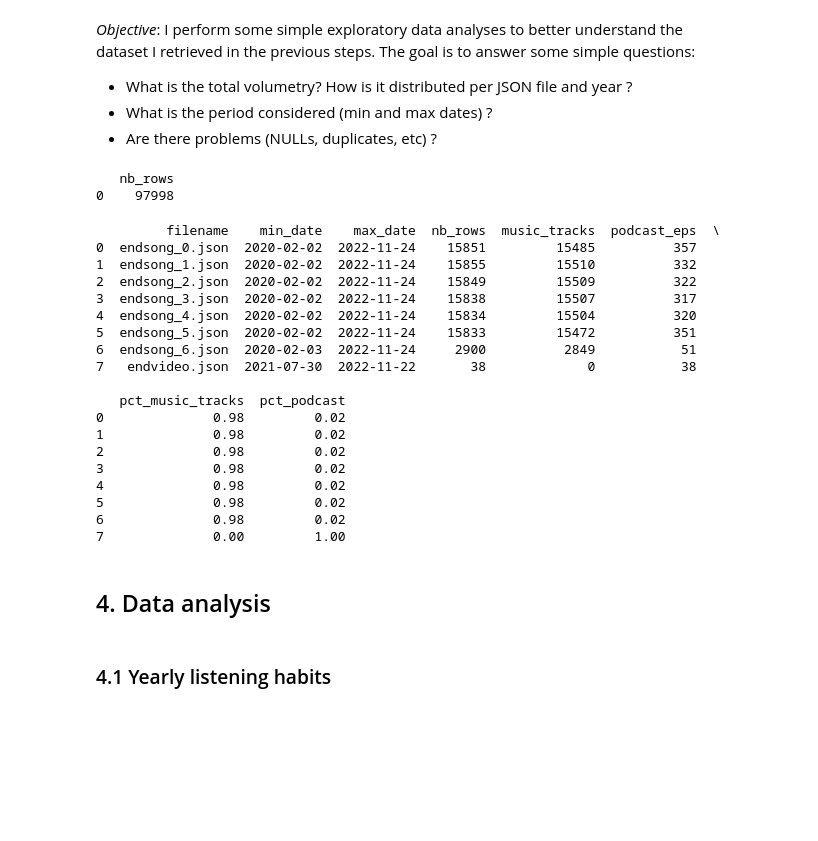
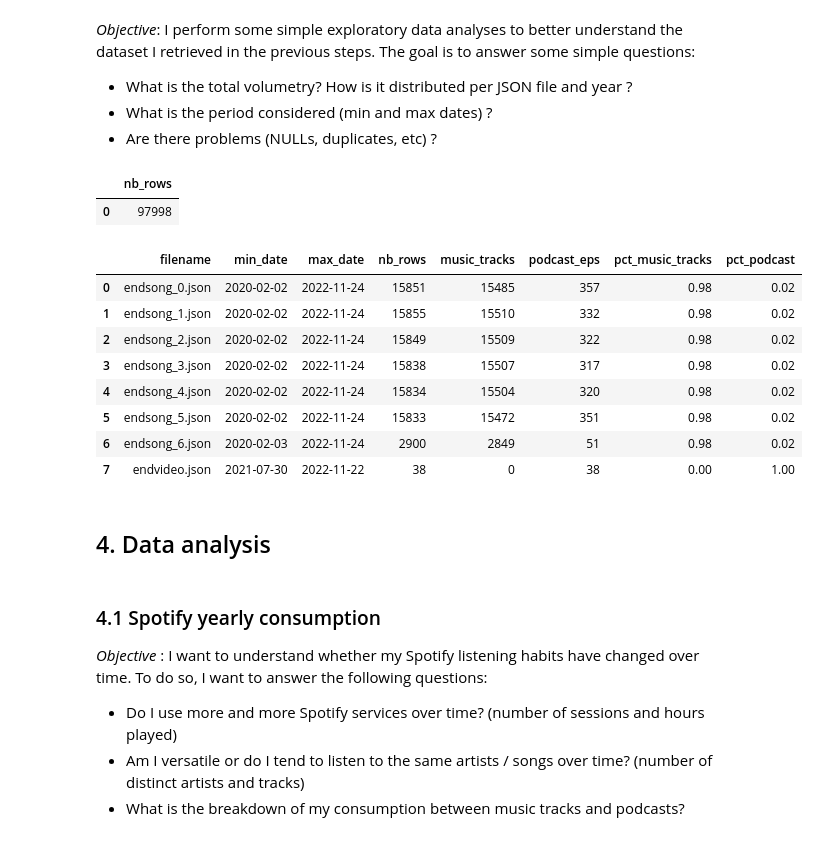
Before and after one commit to MargotMarchais/Spotify_wrapped, a Jupyter notebook: Spotify_analysis.ipynb, the cells around one changed output. Saved outputs shown, nothing was run; the diff lists cells and outputs as text; code cells hidden in the pictures; blank space fills up the shorter version.

```diff
--- a/Spotify_analysis.ipynb
+++ b/Spotify_analysis.ipynb
@@ -115,52 +118,47 @@ spotify_data.to_sql(name='spotify', con=cnx)
 # Total volumetry: About 100k rows in total
 volumetry = pd.read_sql('''SELECT COUNT(*) AS nb_rows
                         FROM spotify''', cnx)
-print(volumetry)
+volumetry
 # %% [output]
-   nb_rows
-0    97998
+|  | nb_rows |
+| 0 | 97998 |
 # %%
 # Volumetry per file:
     # Every JSON file contains about 15,800 rows (except the video and last endsong files)
     # The data span from February 2020 to end November 2022
     # Each file contains about the same proportion of music tracks (98%) / podcasts episodes (2%)
     # - except the endvideo file that contains only video podcasts
 volumetry_file = pd.read_sql('''SELECT filename,
                                  MIN(date) AS min_date,
                                  MAX(date) AS max_date,
                                  COUNT(*) AS nb_rows,
                                  SUM(CASE WHEN track_name IS NOT NULL THEN 1 ELSE 0 END) AS music_tracks,
                                  SUM(CASE WHEN episode_name IS NOT NULL THEN 1 ELSE 0 END) AS podcast_eps,
                                  ROUND(CAST(SUM(CASE WHEN track_name IS NOT NULL THEN 1 ELSE 0 END) AS FLOAT)
                                    / CAST(COUNT(*) AS FLOAT),2) AS pct_music_tracks,
                                  ROUND(CAST(SUM(CASE WHEN episode_name IS NOT NULL THEN 1 ELSE 0 END) AS FLOAT) /
                                  CAST(COUNT(*) AS FLOAT), 2) AS pct_podcast
                              FROM spotify
                              GROUP BY 1''', cnx)
 
-print(volumetry_file)
+volumetry_file
 # %% [output]
-         filename    min_date    max_date  nb_rows  music_tracks  podcast_eps  \
-0  endsong_0.json  2020-02-02  2022-11-24    15851         15485          357
-1  endsong_1.json  2020-02-02  2022-11-24    15855         15510          332
-2  endsong_2.json  2020-02-02  2022-11-24    15849         15509          322
-3  endsong_3.json  2020-02-02  2022-11-24    15838         15507          317
-4  endsong_4.json  2020-02-02  2022-11-24    15834         15504          320
-5  endsong_5.json  2020-02-02  2022-11-24    15833         15472          351
-6  endsong_6.json  2020-02-03  2022-11-24     2900          2849           51
-7   endvideo.json  2021-07-30  2022-11-22       38             0           38
-
-   pct_music_tracks  pct_podcast
-0              0.98         0.02
-1              0.98         0.02
-2              0.98         0.02
-3              0.98         0.02
-4              0.98         0.02
-5              0.98         0.02
-6              0.98         0.02
-7              0.00         1.00
+|  | filename | min_date | max_date | nb_rows | music_tracks | podcast_eps | pct_music_tracks | pct_podcast |
+| 0 | endsong_0.json | 2020-02-02 | 2022-11-24 | 15851 | 15485 | 357 | 0.98 | 0.02 |
+| 1 | endsong_1.json | 2020-02-02 | 2022-11-24 | 15855 | 15510 | 332 | 0.98 | 0.02 |
+| 2 | endsong_2.json | 2020-02-02 | 2022-11-24 | 15849 | 15509 | 322 | 0.98 | 0.02 |
+| 3 | endsong_3.json | 2020-02-02 | 2022-11-24 | 15838 | 15507 | 317 | 0.98 | 0.02 |
+| 4 | endsong_4.json | 2020-02-02 | 2022-11-24 | 15834 | 15504 | 320 | 0.98 | 0.02 |
+| 5 | endsong_5.json | 2020-02-02 | 2022-11-24 | 15833 | 15472 | 351 | 0.98 | 0.02 |
+| 6 | endsong_6.json | 2020-02-03 | 2022-11-24 | 2900 | 2849 | 51 | 0.98 | 0.02 |
+| 7 | endvideo.json | 2021-07-30 | 2022-11-22 | 38 | 0 | 38 | 0.00 | 1.00 |
 # %% [markdown]
 ## 4. Data analysis
 # %% [markdown]
-### 4.1 Yearly listening habits
+### 4.1 Spotify yearly consumption
+
+*Objective* : I want to understand whether my Spotify listening habits have changed over time. To do so, I want to answer the following questions:
+* Do I use more and more Spotify services over time? (number of sessions and hours played)
+* Am I versatile or do I tend to listen to the same artists / songs over time? (number of distinct artists and tracks)
+* What is the breakdown of my consumption between music tracks and podcasts?
 # %%
```
Also changed, not shown: parts of 15 cells of this notebook.
